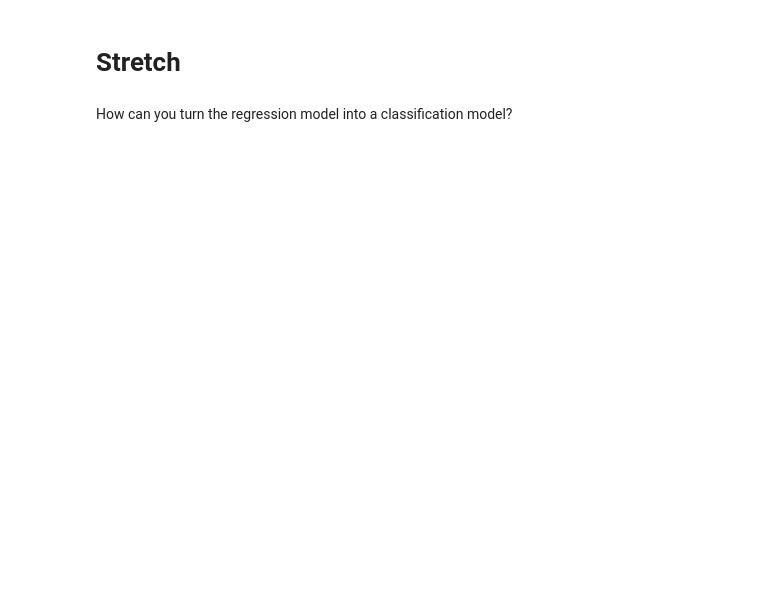
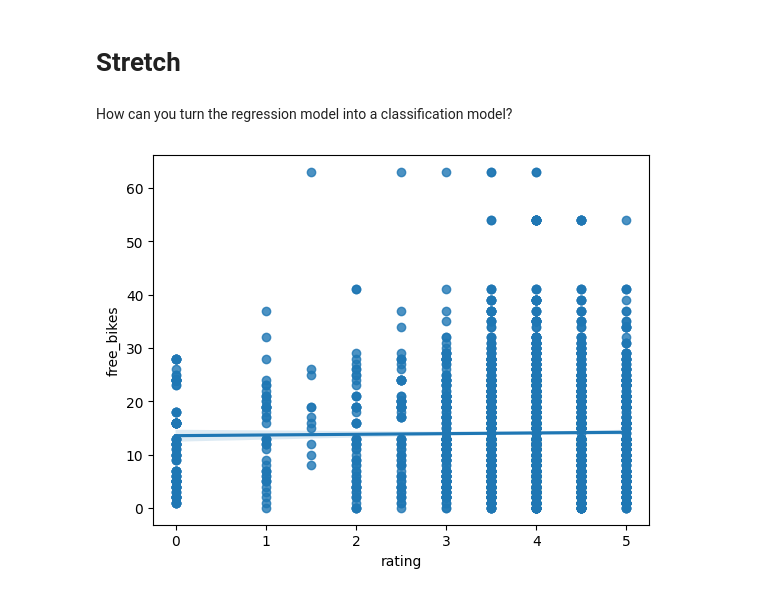
Before and after one commit to Brittanysacha/Statistical-Modelling-of-CityBike-Locations-and-Points-of-Interest-in-London, a Jupyter notebook: notebooks/model_building.ipynb, the cells around one changed output. Cells and saved outputs as stored; diff of their text form; code cells hidden in the pictures; blank space fills up the shorter version.

```diff
--- a/notebooks/model_building.ipynb
+++ b/notebooks/model_building.ipynb
@@ -41,0 +9,14 @@ print(model.summary())
+# %%
+# Connects to a SQLite database, select specific columns from a table, and store the results in a pandas dataframe.
+conn = sqlite3.connect('/Users/brittanyharding/LHL-Projects/Statistical-Modelling-with-Python/data/CityBikes Database.db')
+query = 'SELECT name, location, categories, rating, Type, latitude, longitude, free_bikes, price_num FROM clean_yelp_citybikes'
+yelp_citybikes_df = pd.read_sql(query, conn)
+# %%
+# Replace any null or empty values in the dataframe
+yelp_citybikes_df.fillna(value=0, inplace=True)
+# %%
+# Convert 'price' column to numeric type, replacing non-numeric values with NaN
+yelp_citybikes_df['price'] = pd.to_numeric(df['price'], errors='coerce')
+
+# Fill any NaN or null values with a default value
+yelp_citybikes_df.fillna(value=0, inplace=True)
@@ -45,3 +58,12 @@ Provide model output and an interpretation of the results.
 # Stretch
 # %% [markdown]
 How can you turn the regression model into a classification model?
+# %%
+import seaborn as sns
+import matplotlib.pyplot as plt
+
+# Plot the regression line
+sns.regplot(x='rating', y='free_bikes', data= yelp_citybikes_df)
+plt.show()
+# %% [output]
+[figure, added]
```
Also changed, not shown: parts of 10 cells of this notebook, 5 other files.
